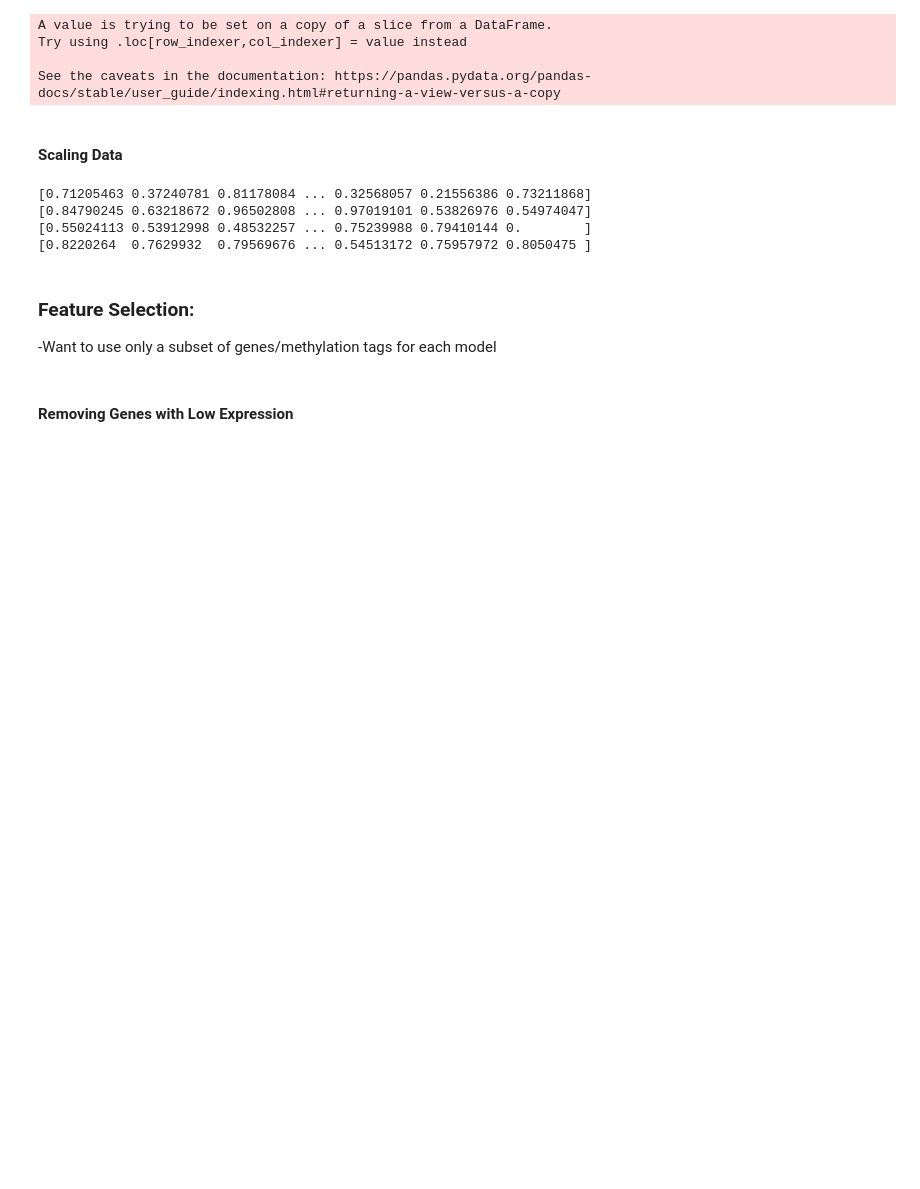
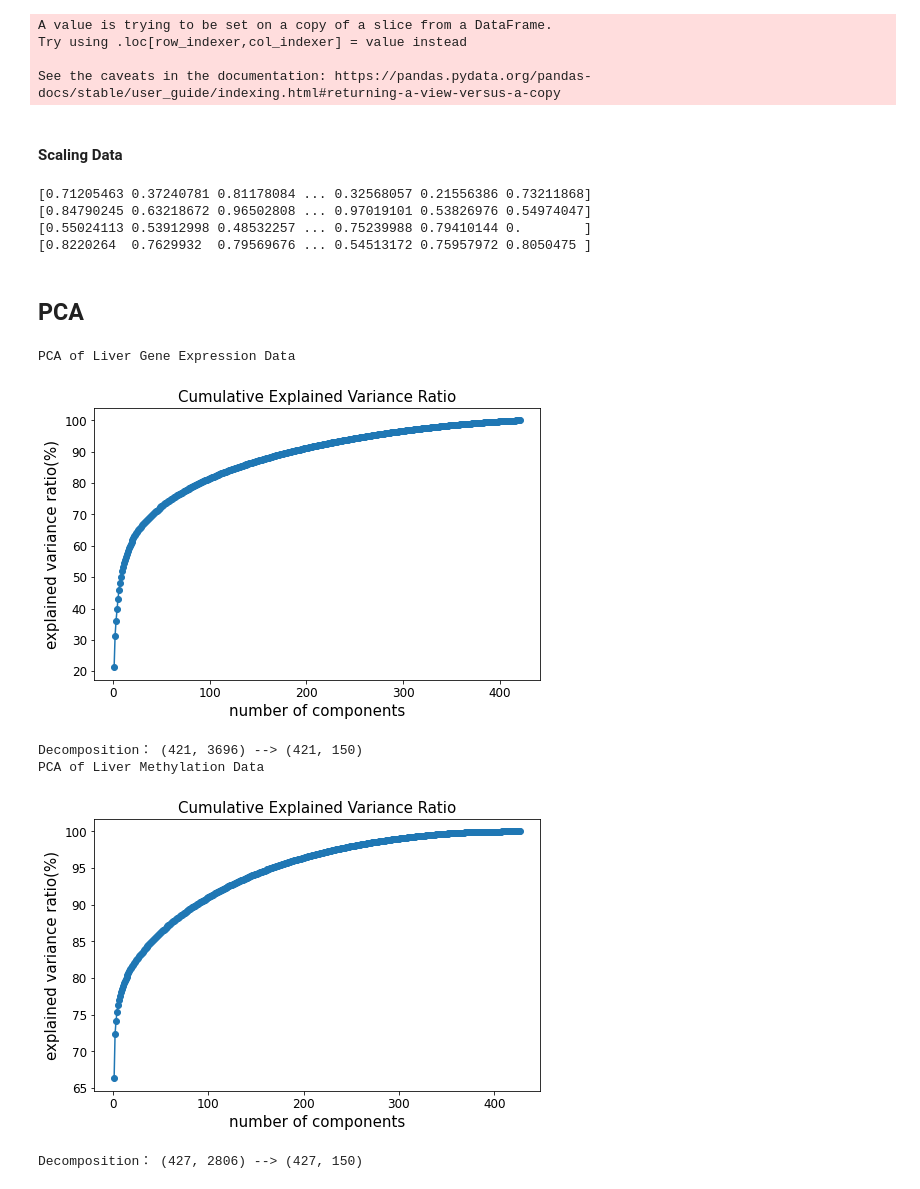
Before and after one commit to blid11/Group9, a Jupyter notebook: BrettG9_PartC2.ipynb, the cells around one changed output. Drawn from its saved outputs; the diff is of its cells as text; code cells hidden in the pictures; blank space fills up the shorter version.

```diff
--- a/BrettG9_PartC2.ipynb
+++ b/BrettG9_PartC2.ipynb
@@ -225,9 +225,3 @@ print(mys_methyl_data[4, :])
 [0.84790245 0.63218672 0.96502808 ... 0.97019101 0.53826976 0.54974047]
 [0.55024113 0.53912998 0.48532257 ... 0.75239988 0.79410144 0.        ]
 [0.8220264  0.7629932  0.79569676 ... 0.54513172 0.75957972 0.8050475 ]
-# %% [markdown]
-### Feature Selection:
--Want to use only a subset of genes/methylation tags
-for each model
-# %% [markdown]
-#### Removing Genes with Low Expression
@@ -248,0 +228,45 @@ plt.show()
+# %% [markdown]
+## PCA
+# %%
+# Feature number selelction / PCA
+from sklearn.decomposition import PCA
+import numpy as np
+import matplotlib.pyplot as plt
+# PCA analysis, extract main components
+def PCA_n(X_scaled):
+    estimator_pca = PCA(n_components=None)
+    estimator_pca.fit(X_scaled)
+    evr = estimator_pca.explained_variance_ratio_
+    plt.figure(figsize=(8, 5))
+    plt.plot(np.arange(1, len(evr) + 1), np.cumsum(evr*100), "-o")
+    plt.title("Cumulative Explained Variance Ratio", fontsize=15)
+    plt.xlabel("number of components",fontsize=15)
+    plt.ylabel("explained variance ratio(%)",fontsize=15)
+    plt.xticks(fontsize=12)
+    plt.yticks(fontsize=12)
+    plt.show()
+
+def pcaX(X_scaled,n):#data dimension reduction
+    pca = PCA(n_components=n)
+    pca_X = pca.fit_transform(X_scaled)
+    print('Decomposition：',X_scaled.shape,'-->',pca_X.shape)
+    return pd.DataFrame(pca_X)
+
+# Because the dimension of data is too high and there are too many features,
+# PCA method is used to extract features.
+
+# High-dimensional data is reduced to low-dimensional data,
+# and the main information is extracted for training.
+print("PCA of Liver Gene Expression Data")
+PCA_n(liver_gene_data2)
+pca_X1 = pcaX(liver_gene_data2, 150) # feature selection
+print("PCA of Liver Methylation Data")
+PCA_n(liver_methyl_data2)
+pca_X2 = pcaX(liver_methyl_data2, 150) # feature selection
+# %% [output]
+PCA of Liver Gene Expression Data
+[figure, added]
+Decomposition： (421, 3696) --> (421, 150)
+PCA of Liver Methylation Data
+[figure, added]
+Decomposition： (427, 2806) --> (427, 150)
```
Also changed, not shown: parts of 1 cell of this notebook.
